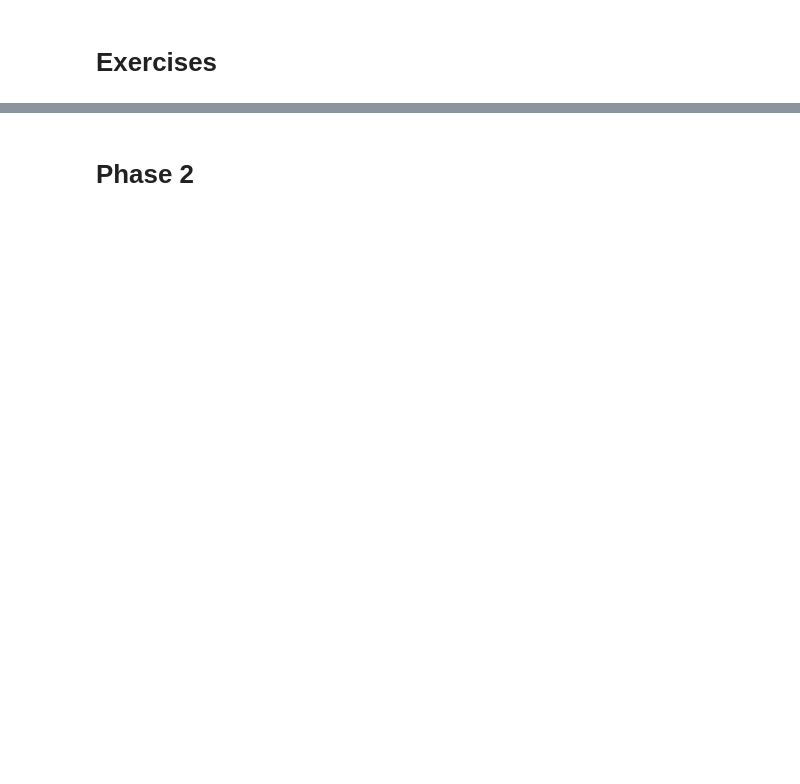
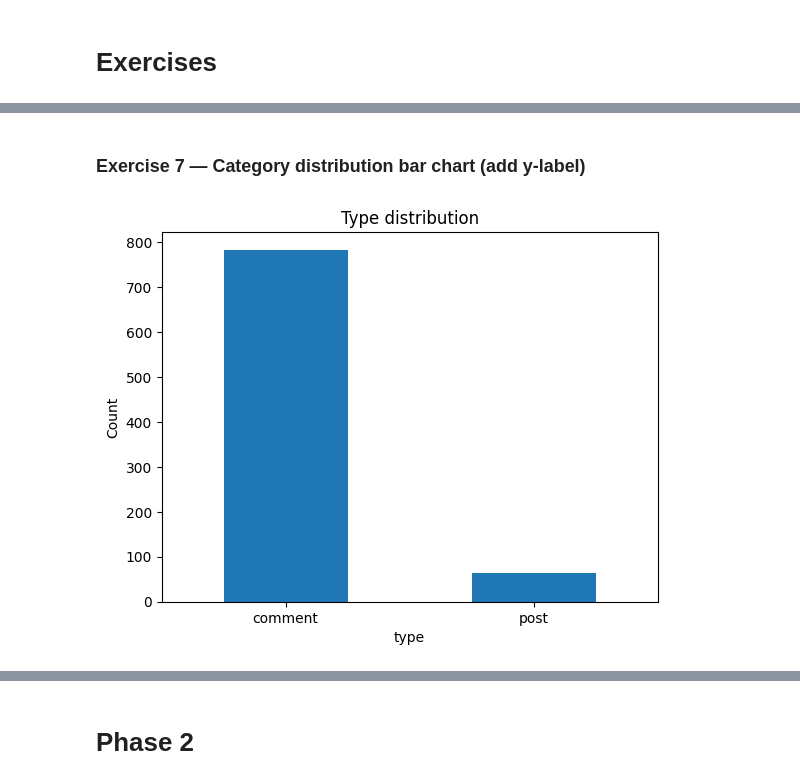
Before and after one commit to yuyanglin114/DM2025-Lab1-Exercise, a Jupyter notebook: DM2025-Lab1-Homework.ipynb, the cells around one changed output, grey strips where cells are left out. Drawn from its saved outputs; the diff is of its cells as text; code cells hidden in the pictures; blank space fills up the shorter version.

```diff
--- a/DM2025-Lab1-Homework.ipynb
+++ b/DM2025-Lab1-Homework.ipynb
@@ -155,0 +205,11 @@ data[data["type"]=="post"][::10][0:5]
+# %%
+
+# Some datasets encode 'missing' as empty strings or 'N/A' tokens
+tokens = {'', 'na', 'n/a', 'null', 'none', 'nan'}
+def is_missing_like(s):
+    if pd.isna(s): return True
+    if isinstance(s,str) and s.strip().lower() in tokens: return True
+    return False
+
+miss_like = data.applymap(is_missing_like)
+display(miss_like.sum().sort_values(ascending=False).to_frame('missing_like_count'))
@@ -155,0 +230,6 @@ data[data["type"]=="post"][::10][0:5]
+# %%
+
+# Example cleaning: standardize missing-like to NaN in 'author' and 'title'
+for col in [c for c in ['author','title'] if c in data.columns]:
+    data[col] = data[col].apply(lambda s: (np.nan if is_missing_like(s) else s))
+display(data.isna().mean().sort_values(ascending=False).to_frame('na_ratio_after_clean'))
@@ -155,0 +253,8 @@ data[data["type"]=="post"][::10][0:5]
+# %% [markdown]
+### Exercise 7 — Category distribution bar chart (add y-label)
+# %%
+
+vc = data.get('type', pd.Series(dtype=object)).value_counts()
+ax = vc.plot(kind='bar', rot=0, title='Type distribution'); ax.set_ylabel('Count'); plt.show()
+# %% [output]
+[figure, added]
```
Also changed, not shown: parts of 35 cells of this notebook.
